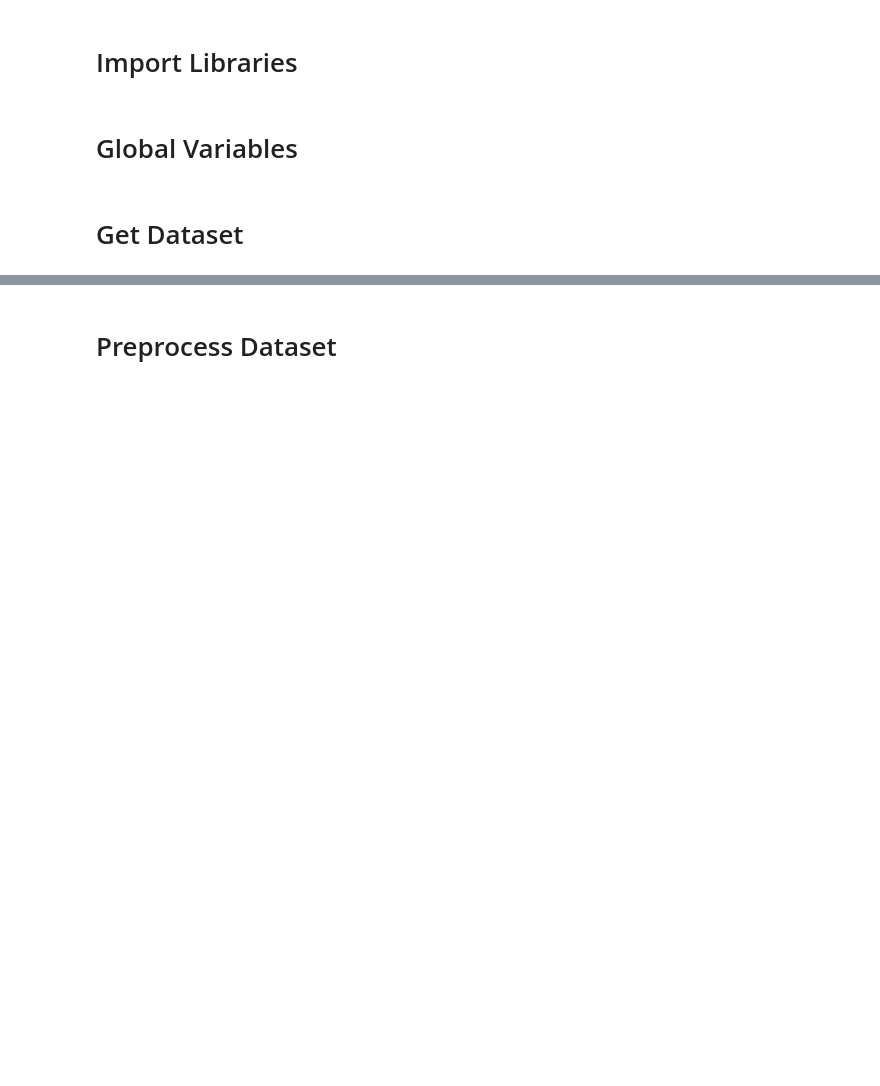
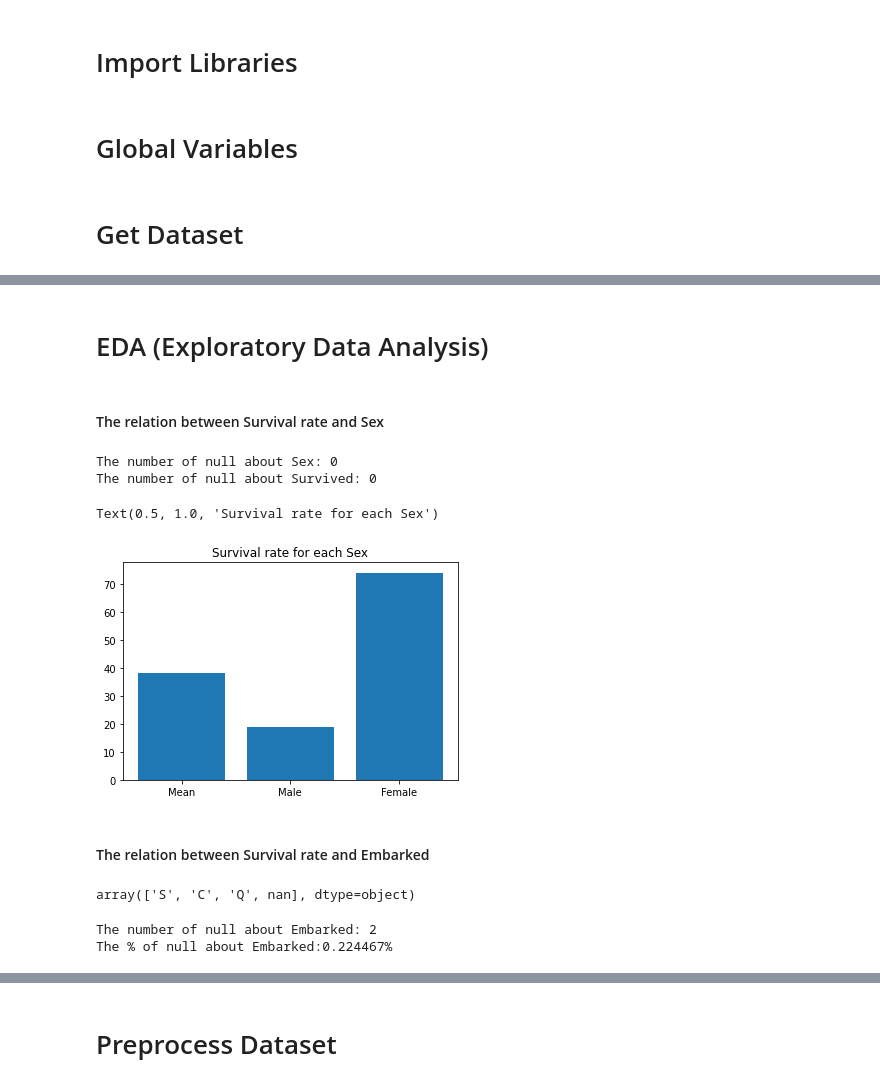
Before and after one commit to takahiroaoki/Titanic, a Jupyter notebook: main.ipynb, the cells around one changed output, grey strips where cells are left out. Drawn from its saved outputs; the diff is of its cells as text; code cells hidden in the pictures; blank space fills up the shorter version.

```diff
--- a/main.ipynb
+++ b/main.ipynb
@@ -42,3 +43,54 @@ trainData.head(10)
 | 7 | 8 | 0 | 3 | Palsson, Master. Gosta Leonard | male | 2.0 | 3 | 1 | 349909 | 21.0750 | ... |
 | 8 | 9 | 1 | 3 | Johnson, Mrs. Oscar W (Elisabeth ... | female | 27.0 | 0 | 2 | 347742 | 11.1333 | ... |
 | 9 | 10 | 1 | 2 | Nasser, Mrs. Nicholas (Adele Achem) | female | 14.0 | 1 | 0 | 237736 | 30.0708 | ... |
+# %% [markdown]
+# EDA (Exploratory Data Analysis)
+# %%
+# Copy data for EDA and not to break itself
+trainData_c = trainData.copy()
+# %% [markdown]
+#### The relation between Survival rate and Sex
+# %%
+# Null check
+print("The number of null about Sex:", trainData_c["Sex"].isnull().sum())
+print("The number of null about Survived:", trainData_c["Survived"].isnull().sum())
+# %% [output]
+The number of null about Sex: 0
+The number of null about Survived: 0
+# %%
+# Mean of survival rate
+survivalRate = len(trainData_c[trainData_c["Survived"] == 1]) / len(trainData_c) * 100
+
+# Survival rate of male
+survivalRateOfMale = len(
+    trainData_c[trainData_c["Sex"] == "male"][trainData_c["Survived"] == 1]
+    ) / len(
+        trainData_c[trainData_c["Sex"] == "male"]
+        ) * 100
+
+# Survival rate of female
+survivalRateOfFemale = len(
+    trainData_c[trainData_c["Sex"] == "female"][trainData_c["Survived"] == 1]
+    ) / len(
+        trainData_c[trainData_c["Sex"] == "female"]
+        ) * 100
+
+plt.bar(["Mean", "Male", "Female"], [survivalRate, survivalRateOfMale, survivalRateOfFemale])
+plt.title("Survival rate for each Sex")
+# %% [output]
+Text(0.5, 1.0, 'Survival rate for each Sex')
+[figure, added]
+# %% [markdown]
+#### The relation between Survival rate and Embarked
+# %%
+# The kind of "Embarked"
+trainData_c["Embarked"].unique()
+# %% [output]
+array(['S', 'C', 'Q', nan], dtype=object)
+# %%
+# Null check
+print("The number of null about Embarked:", trainData_c["Embarked"].isnull().sum())
+print("The % of null about Embarked:{:%}".format(trainData_c["Embarked"].isnull().sum() / len(trainData_c)))
+# %% [output]
+The number of null about Embarked: 2
+The % of null about Embarked:0.224467%
```
Also changed, not shown: parts of 14 cells of this notebook, 3 other files.
